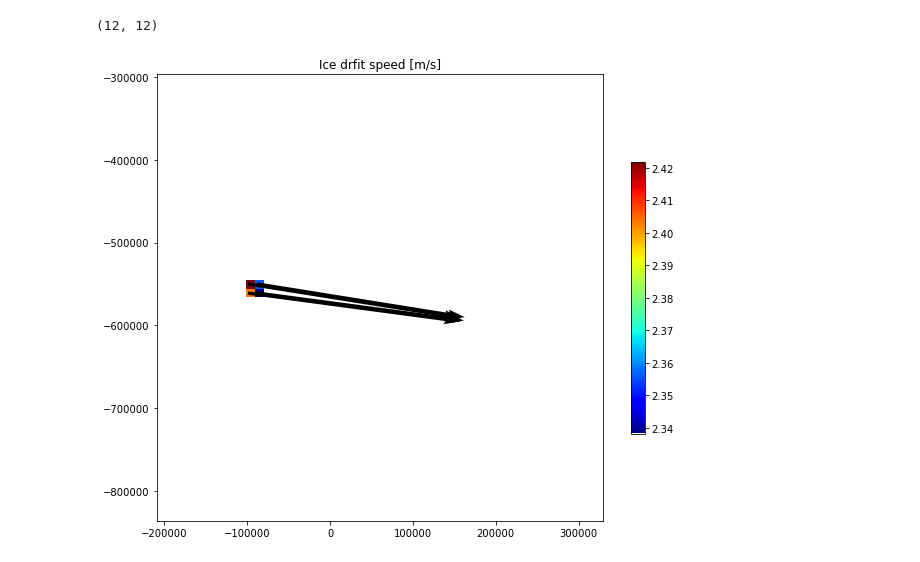
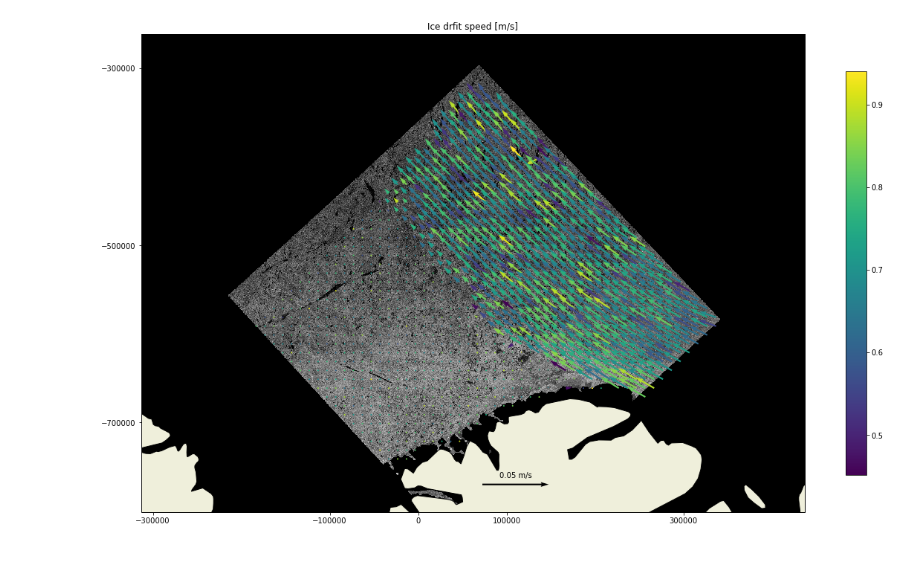
Before and after one commit to nansencenter/sea_ice_drift, a Jupyter notebook: examples/detailed.ipynb, the cells around one changed output. Saved outputs shown, nothing was run; the diff lists cells and outputs as text; code cells hidden in the pictures.

```diff
--- a/examples/detailed.ipynb
+++ b/examples/detailed.ipynb
@@ -151,28 +115,39 @@ projection=ccrs.NorthPolarStereo(central_longitude=-45, true_scale_latitude=70)
-# %%
-x1pm.shape
-# %% [output]
-(12, 12)
+# %%
+# image_1 in stereographic projection
+n1.reproject(d)
+n1b1pro = n1[1]
+n1.undo()
 # %%
 # compute ice drift speed [m/s]
 delta_t = (n2.time_coverage_start - n1.time_coverage_start).total_seconds()
 u = upm / delta_t
 v = vpm / delta_t
-spd = np.hypot(u,v)
 
 # plot valid vectors in Polar stereographic projection
-#watermask = Nansat.from_domain(d).watermask()[1]
-gpi = (rpm > 0.4) #* (watermask < 2)
-spd[~gpi] = np.nan
-x1pm, y1pm = d.get_geolocation_grids(dst_srs=srs)
+gpi = (rpm > 0.4)
+# X/Y grids in polar stereographic projection covering image_1
+x1pm, y1pm = d.get_geolocation_grids(20, dst_srs=srs)
 
-plt.figure(figsize=(10,10))
-plt.imshow(spd, cmap='jet', extent=[x1pm.min(), x1pm.max(), y1pm.min(), y1pm.max()])
-plt.colorbar(shrink=0.5)
-plt.quiver(x1pm[gpi], y1pm[gpi], u[gpi], v[gpi], scale=5)
+# spacial reference for plotting
+crs = ccrs.NorthPolarStereo(central_longitude=-45, true_scale_latitude=70)
+
+plt.figure(figsize=(20,20))
+ax = plt.axes(projection=crs)
+
+ax.imshow(n1b1pro, cmap='gray', extent=[x1pm.min(), x1pm.max(), y1pm.min(), y1pm.max()], origin='upper')
+quiv=ax.quiver(x1pm[gpi], y1pm[gpi], u[gpi], v[gpi], rpm[gpi], scale=0.5)
+plt.colorbar(quiv, shrink=0.5)
+plt.quiverkey(quiv, 110000, -770000, 0.05, '0.05 m/s', coordinates='data')
 plt.title('Ice drfit speed [m/s]')
+ax.add_feature(land_50m, edgecolor='black')
+ax.set_xticks([-300000, -100000, 0, 100000, 300000])
+ax.set_yticks([-700000, -500000, -300000])
+
+ax.set_xlim([x1pm.min(), x1pm.max()])
+ax.set_ylim([y1pm.min(), y1pm.max()])
 plt.show()
 # %% [output]
-[figure, old version]
+[figure, new version]
 # %%
 ## Generate test files for simple.py
 """
```
Also changed, not shown: parts of 12 cells of this notebook, 5 other files.
